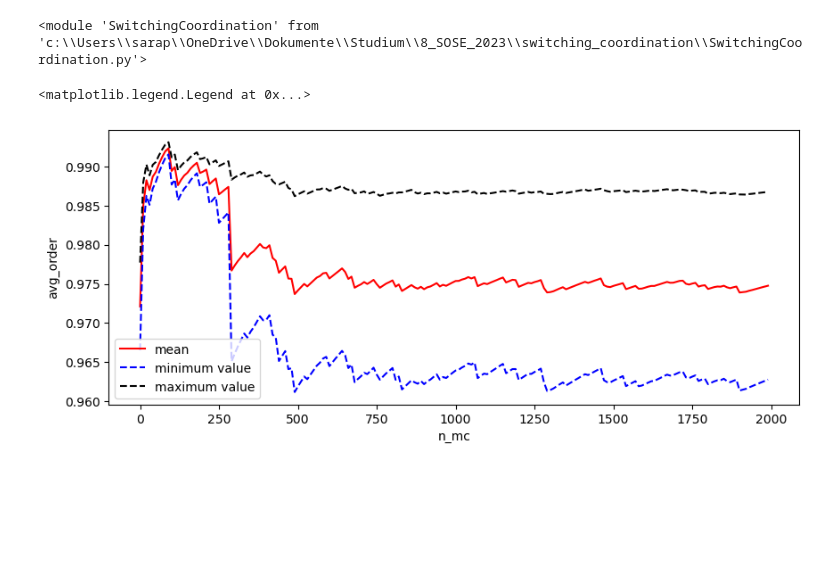
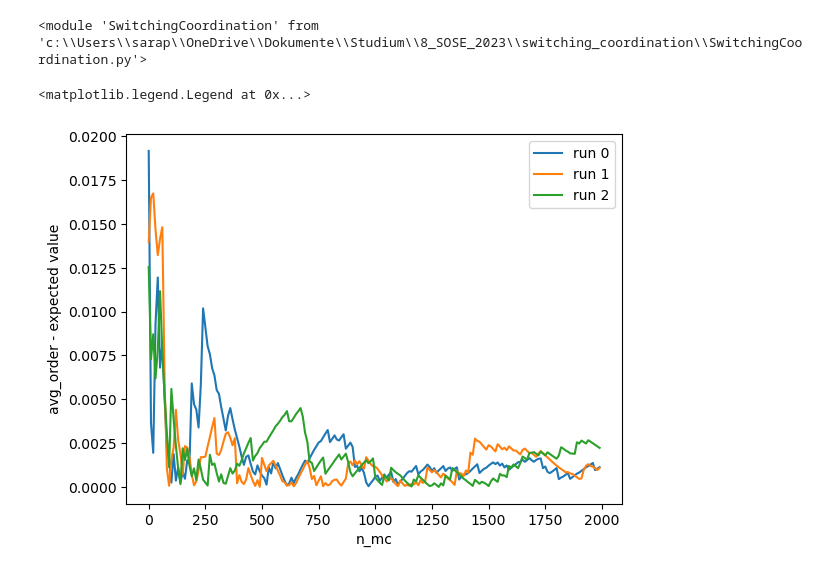
Before and after one commit to mohsen-raoufi/switching_coordination, a Jupyter notebook: n_mc.ipynb, the cells around one changed output. Cells and saved outputs as stored; diff of their text form; code cells hidden in the pictures; blank space fills up the shorter version.

Commit message:
changed var to std, calculated the expected value and its difference to std

```diff
--- a/n_mc.ipynb
+++ b/n_mc.ipynb
@@ -14,37 +14,39 @@ reload(sc)
 # %%
 n_mc_reps = 2000
 
 out_data = {}
 params = sc.InitParams(N=5, switchingRate=0.3, refTime=1.0)
 
-for mc_iter in np.arange(n_mc_reps):
+for g in range(3):
+    for mc_iter in np.arange(n_mc_reps):
 
-    #perform a single simulation
-    out_data_tmp = sc.SingleSimulation(params)
-    out_data[mc_iter] = out_data_tmp
+        #perform a single simulation
+        out_data_tmp = sc.SingleSimulation(params)
+        out_data[mc_iter] = out_data_tmp
 
-random_sampling_arr = [10]*200
-sample = np.empty(0)
-sample_arr = []
-sample_avg_arr = []
-minvals = []
-maxvals = []
+    random_sampling_arr = [10]*200
+    sample = np.empty(0)
+    sample_arr = []
+    sample_avg_arr = []
+    minvals = []
+    maxvals = []
 
-for i, number in enumerate(random_sampling_arr):
-    sample = np.concatenate((sample, np.random.choice(out_data[i][0]['order'], number)), axis=None)
-    sample_avg_arr.append(np.mean(sample))
-    minvals.append(np.mean(sample)-np.var(sample))
-    maxvals.append(np.mean(sample)+np.var(sample))
+    for i, number in enumerate(random_sampling_arr):
+        sample = np.concatenate((sample, np.random.choice(out_data[i]['order'], number)), axis=None)
+        sample_avg_arr.append(np.mean(sample))
+        minvals.append(np.mean(sample)-np.std(sample))
+        maxvals.append(np.mean(sample)+np.std(sample))
 
-xaxisarr = np.arange(0,2000,10)
+    xaxisarr = np.arange(0,2000,10)
+    expected = np.mean(sample_avg_arr[-200:])
+    avg_error_arr = [abs(expected-x) for x in sample_avg_arr[:]]
 
-plt.figure(figsize=(10,4))
-plt.plot(xaxisarr,sample_avg_arr,'r-', label='mean')
-plt.plot(xaxisarr,minvals,'b--', label='minimum value')
-plt.plot(xaxisarr,maxvals,'k--', label='maximum value')
+    plt.plot(xaxisarr,avg_error_arr, label=f'run {g}')
+
 plt.xlabel('n_mc')
-plt.ylabel('avg_order')
+plt.ylabel('avg_order - expected value')
 plt.legend()
+#plt.savefig(f'results/n_mc_2.png', bbox_inches='tight')
 # %% [output]
 <matplotlib.legend.Legend at 0x...>
-[figure, old version]
+[figure, new version]
```
Also changed, not shown: parts of 2 cells of this notebook.
